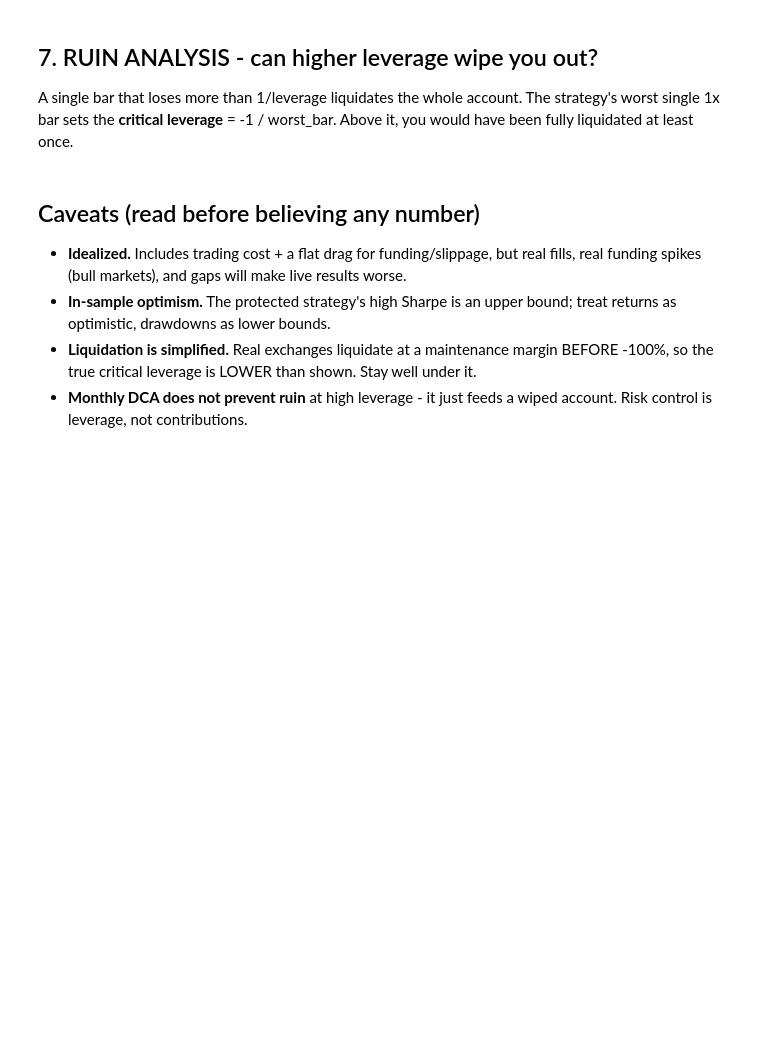
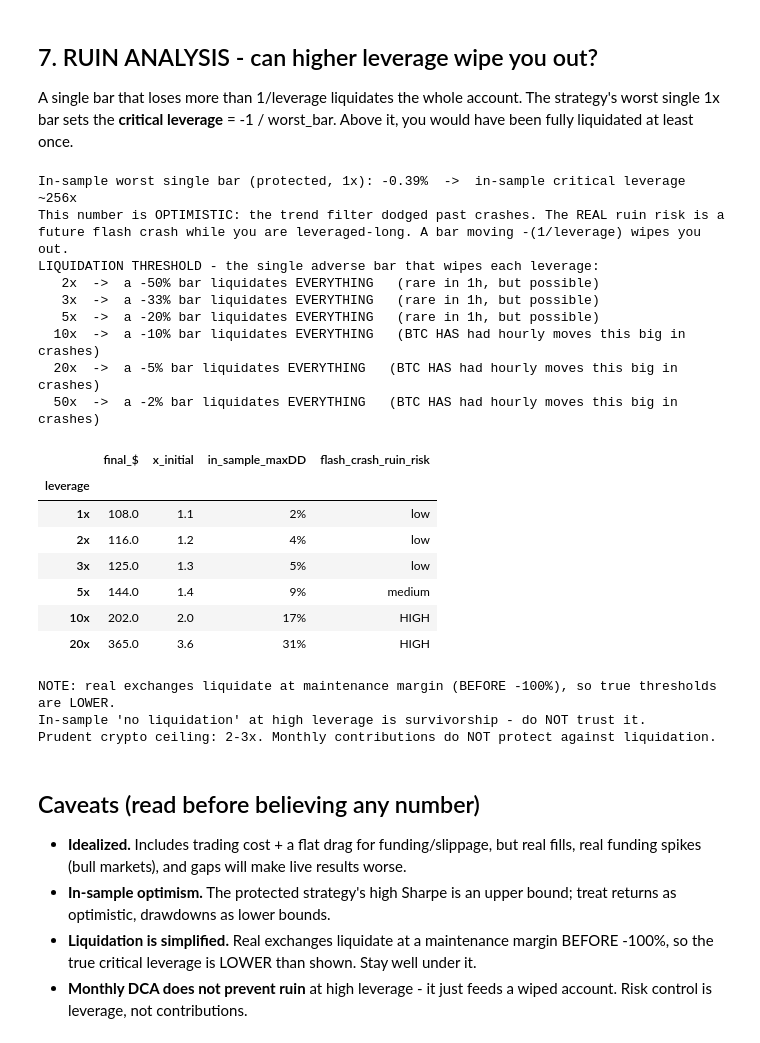
Before and after one commit to slisowski86/btc-live, a Jupyter notebook: live_simulator.ipynb, the cells around one changed output. Saved outputs shown, nothing was run; the diff lists cells and outputs as text; code cells hidden in the pictures; blank space fills up the shorter version.

Commit message:
ready for real trading

```diff
--- a/live_simulator.ipynb
+++ b/live_simulator.ipynb
@@ -31,12 +31,14 @@ ready | trend filter True MA 300 | target_vol 0.12
 CSV          = "BTCUSDT_1h.csv"
 START_DATE   = "2024-07-01"     # trade from
 END_DATE     = None             # trade to (None = end of data); e.g. "2026-01-01"
-INITIAL      = 250.0            # initial capital (USD)
-MONTHLY      = 100.0            # monthly payment for Scenario B (USD); 0 = none
-LEVERAGE     = 2.0             # leverage to simulate
+INITIAL      = 100          # initial capital (USD)
+MONTHLY      = 0           # monthly payment for Scenario B (USD); 0 = none
+LEVERAGE     = 10           # leverage to simulate
 ANNUAL_DRAG  = 0.05            # extra annual cost (funding + slippage buffer), e.g. 0.05 = 5%/yr
 FRAMES       = 60
 PPY          = 8760.0
+
+
 print(f"BTC {START_DATE}->{END_DATE or 'end'} | initial ${INITIAL:.0f} | monthly ${MONTHLY:.0f} | "
       f"leverage {LEVERAGE}x | drag {ANNUAL_DRAG:.0%}/yr")
 # %% [output]
@@ -45,7 +47,7 @@ BTC 2024-07-01->end | initial $250 | monthly $100 | leverage 2.0x | drag 5%/yr
 ## 3. Compute the protected strategy P&L over the window
 # %%
 df = sf.load_ohlc(CSV)
-base_pnl, net, dates = ps.protected_pnl_series(df, START_DATE, END_DATE)
+base_pnl, net, dates = ps.protected_pnl_series(df, "2026-01-01", "2026-06-22")
 n = len(base_pnl); years = n/PPY
 # BTC per-bar returns aligned EXACTLY to `dates` (same length as base_pnl) for buy & hold
 cw = df['Close'].reindex(dates).values.astype(float)
@@ -136,30 +149,51 @@ fully liquidated at least once.
 # %%
 worst = float(base_pnl.min())
 crit = (-1.0/worst) if worst < 0 else float('inf')
 print(f"In-sample worst single bar (protected, 1x): {worst*100:.2f}%  ->  in-sample critical leverage ~{crit:.0f}x")
 print("This number is OPTIMISTIC: the trend filter dodged past crashes. The REAL ruin risk is a")
-print("future flash crash while you are leveraged-long. A bar moving -(1/leverage) wipes you out.
-")
+print("future flash crash while you are leveraged-long. A bar moving -(1/leverage) wipes you out.")
 
 print("LIQUIDATION THRESHOLD - the single adverse bar that wipes each leverage:")
 for L in [2,3,5,10,20,50]:
     move = 1.0/L
     seen = "BTC HAS had hourly moves this big in crashes" if move <= 0.10 else "rare in 1h, but possible"
     print(f"  {L:>2}x  ->  a -{move*100:.0f}% bar liquidates EVERYTHING   ({seen})")
 print()
 
 rows=[]
 for L in [1,2,3,5,10,20]:
     s = simulate(base_pnl, dates, L, INITIAL, 0.0, ANNUAL_DRAG)
     risk = 'low' if L<=3 else ('HIGH' if L>=10 else 'medium')
     rows.append({'leverage':f"{L}x", 'final_$':round(s['final'],0),
                  'x_initial':round(s['final']/INITIAL,1) if INITIAL>0 else None,
                  'in_sample_maxDD':f"{maxdd(s['equity'])*100:.0f}%",
                  'flash_crash_ruin_risk':risk})
 display(pd.DataFrame(rows).set_index('leverage'))
 print("NOTE: real exchanges liquidate at maintenance margin (BEFORE -100%), so true thresholds are LOWER.")
 print("In-sample 'no liquidation' at high leverage is survivorship - do NOT trust it.")
 print("Prudent crypto ceiling: 2-3x. Monthly contributions do NOT protect against liquidation.")
+# %% [output]
+In-sample worst single bar (protected, 1x): -0.39%  ->  in-sample critical leverage ~256x
+This number is OPTIMISTIC: the trend filter dodged past crashes. The REAL ruin risk is a
+future flash crash while you are leveraged-long. A bar moving -(1/leverage) wipes you out.
+LIQUIDATION THRESHOLD - the single adverse bar that wipes each leverage:
+   2x  ->  a -50% bar liquidates EVERYTHING   (rare in 1h, but possible)
+   3x  ->  a -33% bar liquidates EVERYTHING   (rare in 1h, but possible)
+   5x  ->  a -20% bar liquidates EVERYTHING   (rare in 1h, but possible)
+  10x  ->  a -10% bar liquidates EVERYTHING   (BTC HAS had hourly moves this big in crashes)
+  20x  ->  a -5% bar liquidates EVERYTHING   (BTC HAS had hourly moves this big in crashes)
+  50x  ->  a -2% bar liquidates EVERYTHING   (BTC HAS had hourly moves this big in crashes)
+|  | final_$ | x_initial | in_sample_maxDD | flash_crash_ruin_risk |
+| leverage |  |  |  |  |
+| 1x | 108.0 | 1.1 | 2% | low |
+| 2x | 116.0 | 1.2 | 4% | low |
+| 3x | 125.0 | 1.3 | 5% | low |
+| 5x | 144.0 | 1.4 | 9% | medium |
+| 10x | 202.0 | 2.0 | 17% | HIGH |
+| 20x | 365.0 | 3.6 | 31% | HIGH |
+NOTE: real exchanges liquidate at maintenance margin (BEFORE -100%), so true thresholds are LOWER.
+In-sample 'no liquidation' at high leverage is survivorship - do NOT trust it.
+Prudent crypto ceiling: 2-3x. Monthly contributions do NOT protect against liquidation.
 # %% [markdown]
 ## Caveats (read before believing any number)
 - **Idealized.** Includes trading cost + a flat drag for funding/slippage, but real fills, real
```
Also changed, not shown: parts of 5 cells of this notebook, 21 other files.
